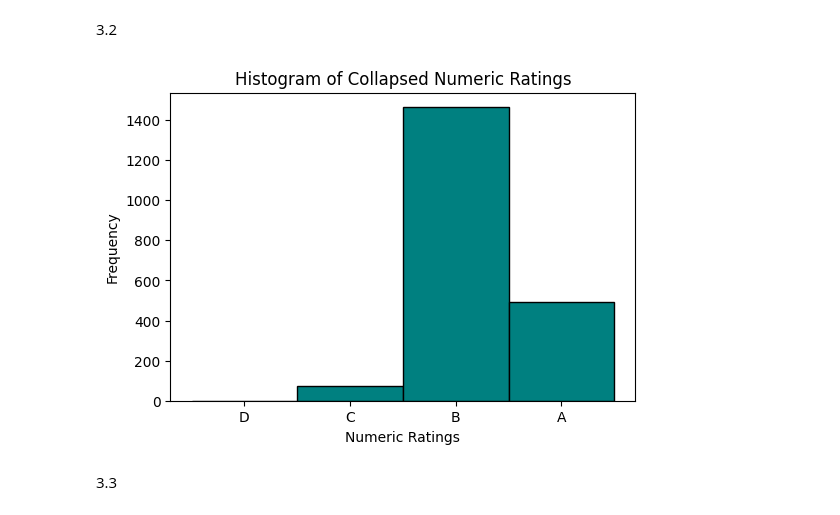
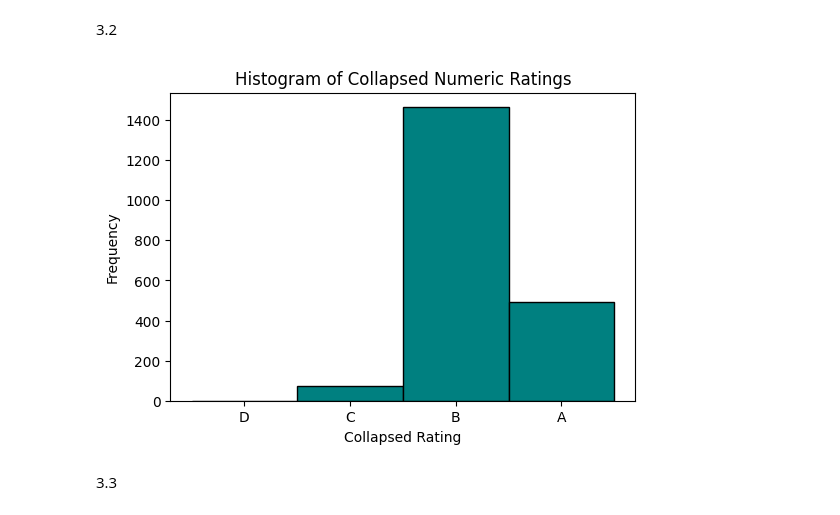
Before and after one commit to mchen899923/trees_assignment, a Jupyter notebook: assignment.ipynb, the cells around one changed output. Saved outputs shown, nothing was run; the diff lists cells and outputs as text; code cells hidden in the pictures.

```diff
--- a/assignment.ipynb
+++ b/assignment.ipynb
@@ -114,26 +94,30 @@ Number of variables: 31
 # %% [markdown]
 3.2
 # %%
-Rating_num = {"A": 3, "B": 2, "C": 1, "D": 0}  #Convert to numeric
+corporate_df["Rating_collapsed"] = corporate_df["Rating"].replace({ #Collapse all variations of A in A, B into B, C into C, and D into D
+    "AAA": "A", "AA": "A", "A": "A",
+    "BBB": "B", "BB": "B", "B": "B",
+    "CCC": "C", "CC": "C", "C": "C",
+    "D": "D"
+})
+
+Rating_num = {"A": 3, "B": 2, "C": 1, "D": 0} #Convert to numeric
 corporate_df["Rating_num"] = corporate_df["Rating_collapsed"].map(Rating_num)
 
-corporate_df["Rating_num"].plot( #Plot histogram
+corporate_df["Rating_num"].plot( #Generate histogram
     kind = "hist",
-    bins = [-0.5, 0.5, 1.5, 2.5, 3.5],  #Centers bins on integers 0–3
+    bins = [-0.5, 0.5, 1.5, 2.5, 3.5],
     color = "teal",
     edgecolor = "black",
     figsize = (6, 4)
 )
 
-plt.title("Histogram of Collapsed Numeric Ratings")
-plt.xlabel("Numeric Ratings")
+plt.title("Histogram of Collapsed Numeric Ratings") #Title
+plt.xlabel("Collapsed Rating")
 plt.ylabel("Frequency")
-
-#Center tick labels under each bar
 plt.xticks([0, 1, 2, 3], ["D", "C", "B", "A"])
-
 plt.show()
 # %% [output]
-[figure, old version]
+[figure, new version]
 # %% [markdown]
 3.3
```
Also changed, not shown: parts of 13 cells of this notebook.
